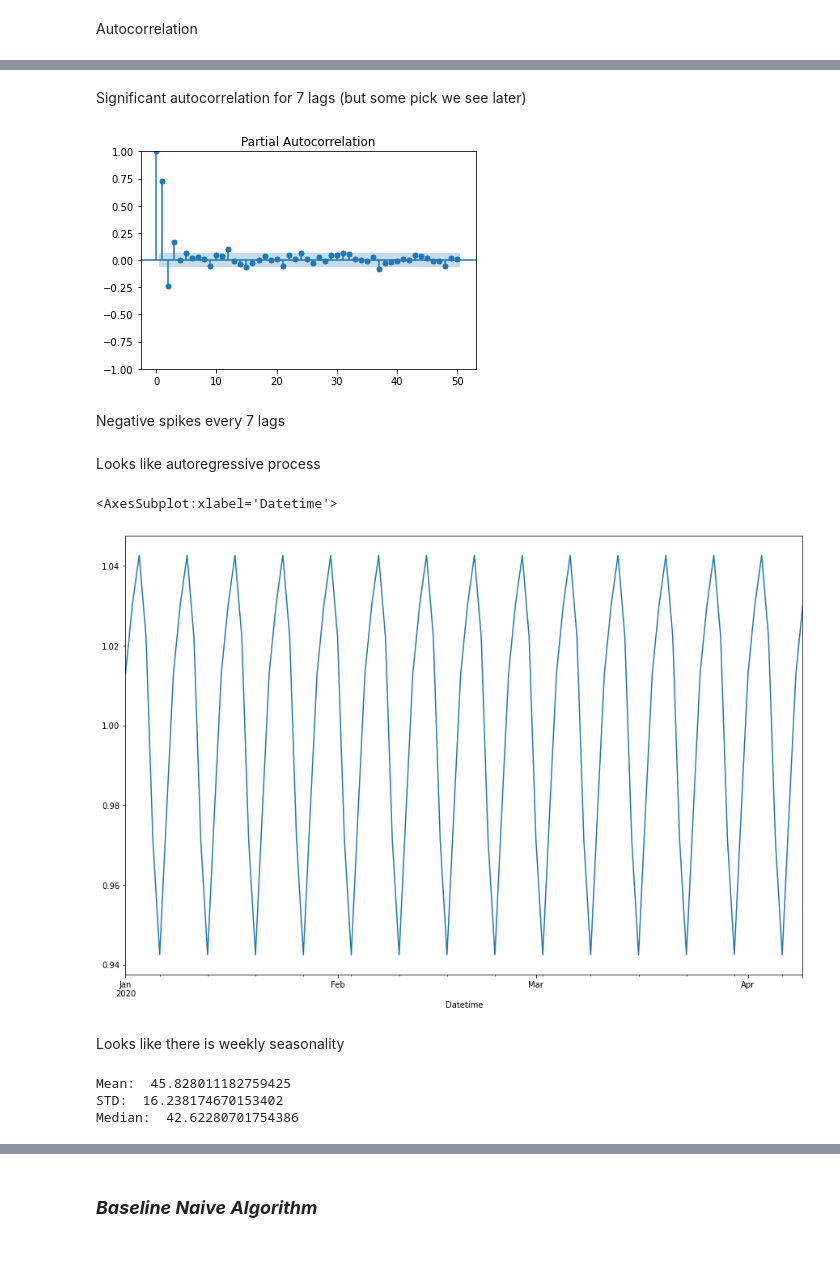
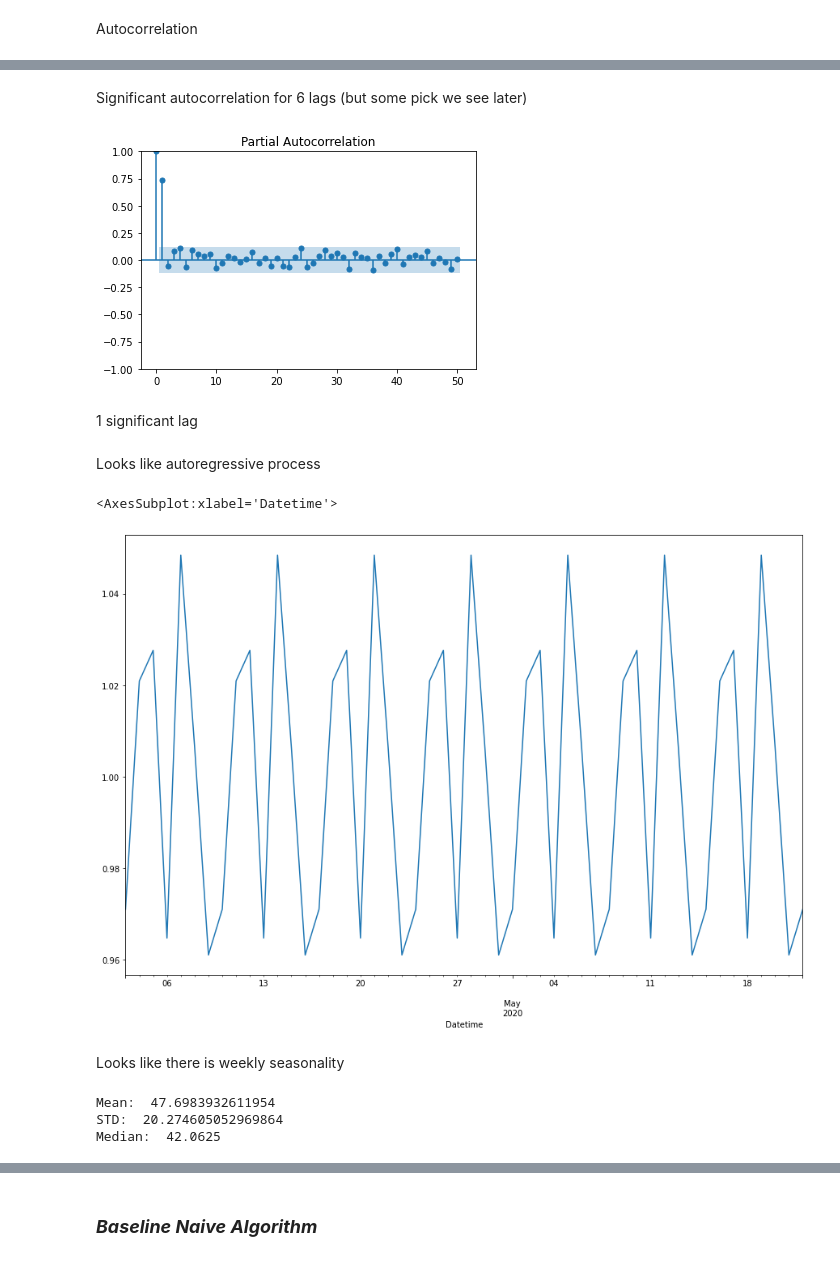
Before and after one commit to XenaN/mlops_project, a Jupyter notebook: notebooks/AQI_analysis.ipynb, the cells around one changed output, grey strips where cells are left out. Drawn from its saved outputs; the diff is of its cells as text; code cells hidden in the pictures.

```diff
--- a/notebooks/AQI_analysis.ipynb
+++ b/notebooks/AQI_analysis.ipynb
@@ -122,0 +113,4 @@ df_aqi_daily["AQI"].plot()
+# %%
+df_aqi_daily = df_aqi_daily.loc["2020-04-03 00:00:00+01:00":"2021-01-01 00:00:00+01:00"]
+fig = plt.figure(figsize=(15, 10))
+df_aqi_daily["AQI"].plot()
@@ -143,37 +140,37 @@ plt.tight_layout()
 # %% [markdown]
-Significant autocorrelation for 7 lags (but some pick we see later)
+Significant autocorrelation for 6 lags (but some pick we see later)
 # %%
 plot_pacf(df_aqi_daily["AQI"], lags=50)
 plt.show()
 # %% [output]
-[figure, old version]
+[figure, new version]
 # %% [markdown]
-Negative spikes every 7 lags
+1 significant lag
 # %% [markdown]
 Looks like autoregressive process
 # %%
 analysis = df_aqi_daily["AQI"].copy()
 
 
 decompose_result_mult = seasonal_decompose(analysis, model="multiplicative")
 
 trend = decompose_result_mult.trend
 seasonal = decompose_result_mult.seasonal
 residual = decompose_result_mult.resid
 
 fig = plt.figure(figsize=(15, 10))
-seasonal[:100].plot()
+seasonal[:50].plot()
 # %% [output]
 <AxesSubplot:xlabel='Datetime'>
-[figure, old version]
+[figure, new version]
 # %% [markdown]
 Looks like there is weekly seasonality
 # %%
 print("Mean: ", df_aqi_daily["AQI"].mean(), "\nSTD: ", df_aqi_daily["AQI"].std(), "\nMedian: ", df_aqi_daily["AQI"].median())
 # %% [output]
-Mean:  45.828011182759425
-STD:  16.238174670153402
-Median:  42.62280701754386
+Mean:  47.6983932611954
+STD:  20.274605052969864
+Median:  42.0625
 # %%
 fig = plt.figure(figsize=(10, 15))
 sns.boxplot(y=df_aqi_daily["AQI"])
```
Also changed, not shown: parts of 41 cells of this notebook, 3 other files.
